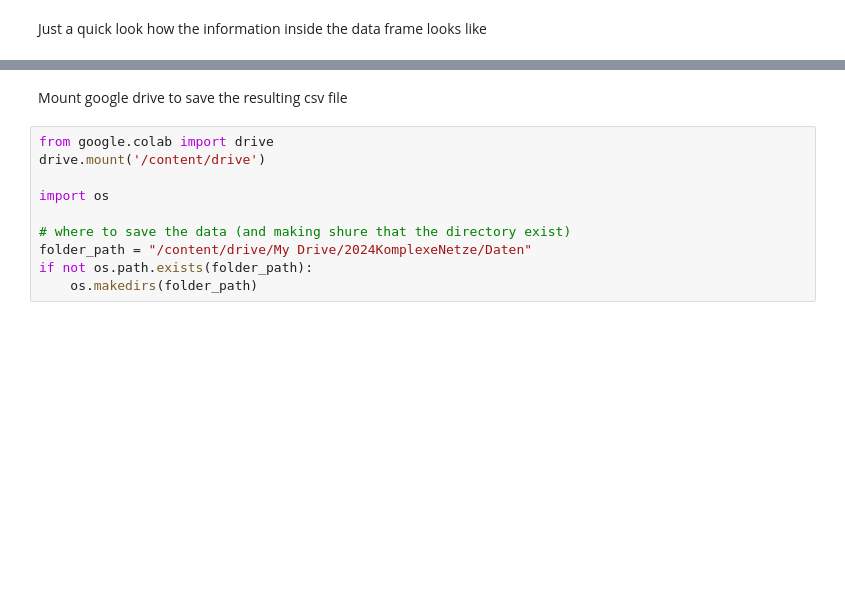
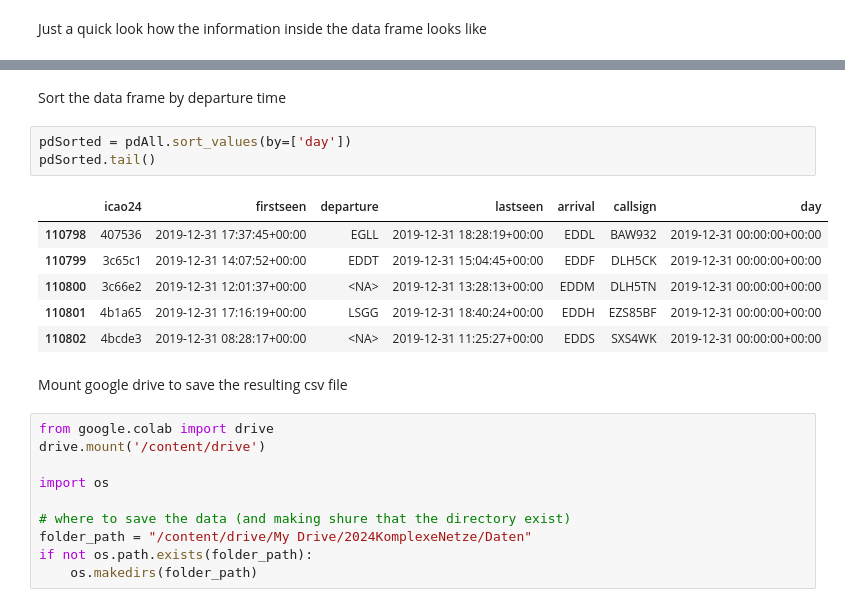
Before and after one commit to annkvth/kompleteNetze, a Jupyter notebook: GetDataTrafficTrino.ipynb, the cells around one changed output, grey strips where cells are left out. Cells and saved outputs as stored; diff of their text form; blank space fills up the shorter version.

Commit message:
sort output before saving

```diff
--- a/GetDataTrafficTrino.ipynb
+++ b/GetDataTrafficTrino.ipynb
@@ -122,3 +124,15 @@ pdAll.tail()
+# %% [markdown]
+Sort the data frame by departure time
+# %%
+pdSorted = pdAll.sort_values(by=['day'])
+pdSorted.tail()
+# %% [output]
+|  | icao24 | firstseen | departure | lastseen | arrival | callsign | day |
+| 110798 | 407536 | 2019-12-31 17:37:45+00:00 | EGLL | 2019-12-31 18:28:19+00:00 | EDDL | BAW932 | 2019-12-31 00:00:00+00:00 |
+| 110799 | 3c65c1 | 2019-12-31 14:07:52+00:00 | EDDT | 2019-12-31 15:04:45+00:00 | EDDF | DLH5CK | 2019-12-31 00:00:00+00:00 |
+| 110800 | 3c66e2 | 2019-12-31 12:01:37+00:00 | <NA> | 2019-12-31 13:28:13+00:00 | EDDM | DLH5TN | 2019-12-31 00:00:00+00:00 |
+| 110801 | 4b1a65 | 2019-12-31 17:16:19+00:00 | LSGG | 2019-12-31 18:40:24+00:00 | EDDH | EZS85BF | 2019-12-31 00:00:00+00:00 |
+| 110802 | 4bcde3 | 2019-12-31 08:28:17+00:00 | <NA> | 2019-12-31 11:25:27+00:00 | EDDS | SXS4WK | 2019-12-31 00:00:00+00:00 |
 # %% [markdown]
 Mount google drive to save the resulting csv file
 # %%
```
Also changed, not shown: parts of 10 cells of this notebook.
